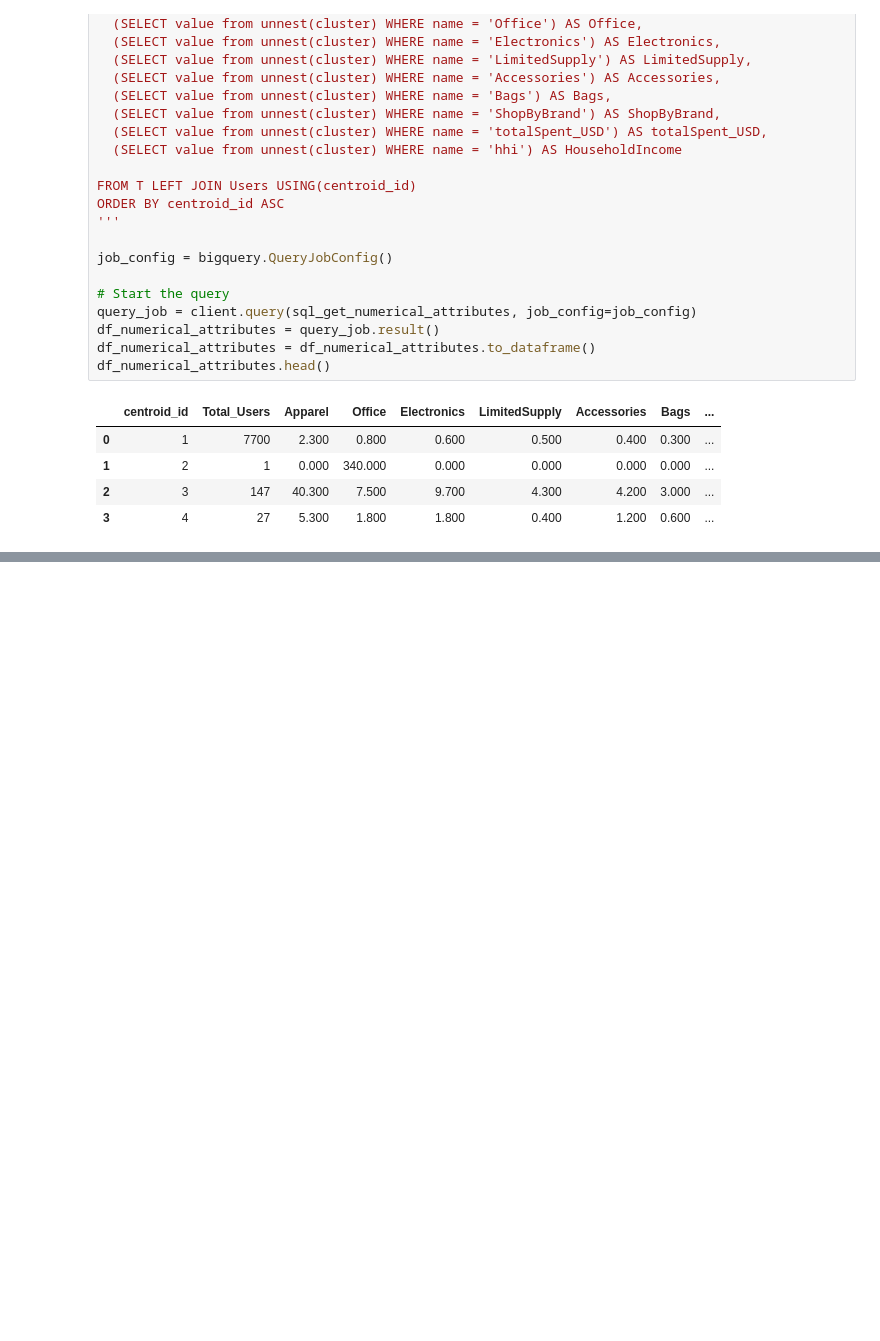
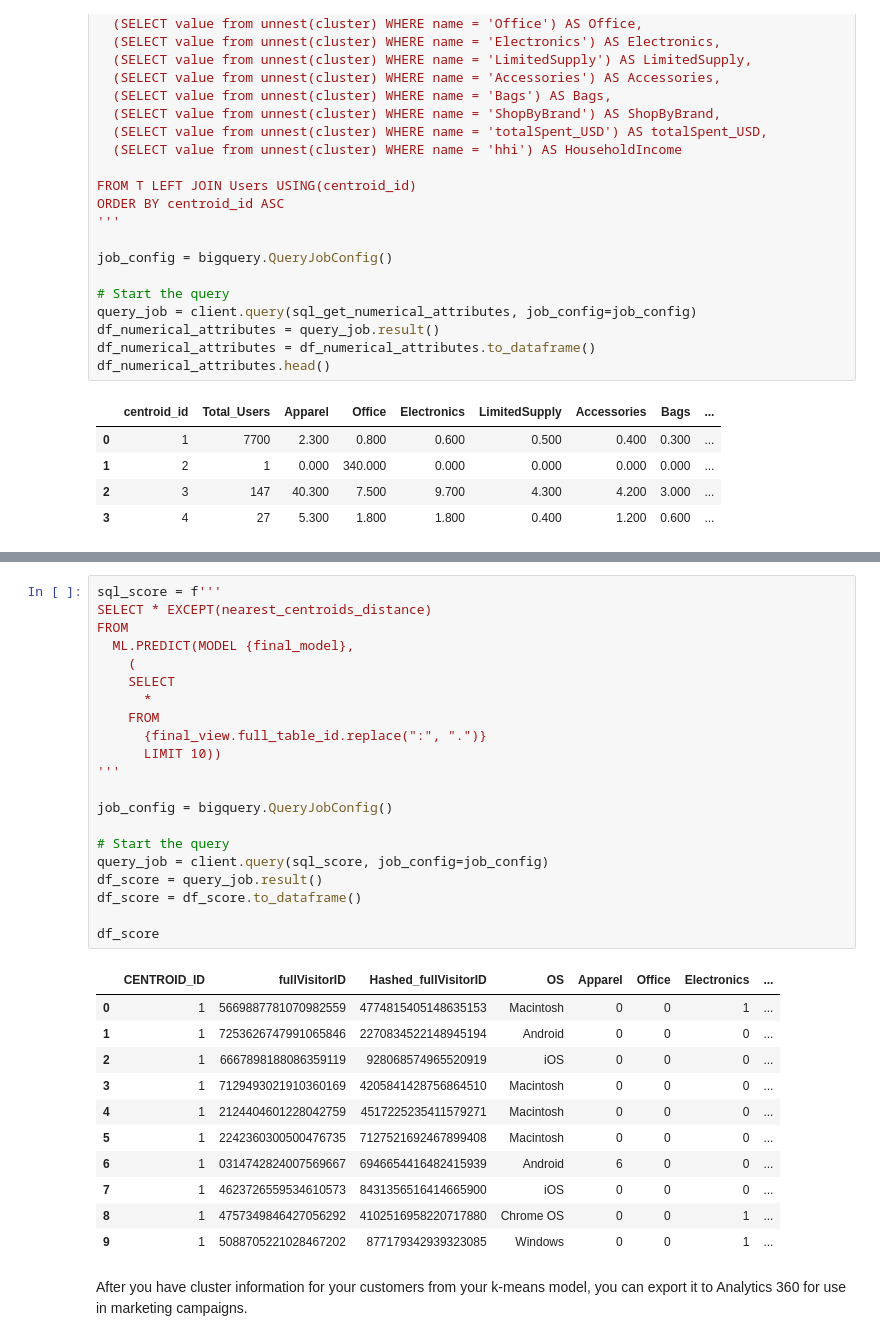
Before and after one commit to paulowe/bigquery-kmeans, a Jupyter notebook: kmeans/kmeans.ipynb, the cells around one changed output, grey strips where cells are left out. Cells and saved outputs as stored; diff of their text form; blank space fills up the shorter version.

Commit message:
:zap: generated predictions using 4-means :zap:

```diff
--- a/kmeans/kmeans.ipynb
+++ b/kmeans/kmeans.ipynb
@@ -557,0 +551,35 @@ Cluster 4 — Customers in this cluster make small numbers of purchases and spen
+# %%
+sql_score = f'''
+SELECT * EXCEPT(nearest_centroids_distance)
+FROM
+  ML.PREDICT(MODEL {final_model},
+    (
+    SELECT
+      *
+    FROM
+      {final_view.full_table_id.replace(":", ".")}
+      LIMIT 10))
+'''
+
+job_config = bigquery.QueryJobConfig()
+
+# Start the query
+query_job = client.query(sql_score, job_config=job_config)
+df_score = query_job.result()
+df_score = df_score.to_dataframe()
+
+df_score
+# %% [output]
+|  | CENTROID_ID | fullVisitorID | Hashed_fullVisitorID | OS | Apparel | Office | Electronics | ... |
+| 0 | 1 | 5669887781070982559 | 4774815405148635153 | Macintosh | 0 | 0 | 1 | ... |
+| 1 | 1 | 7253626747991065846 | 2270834522148945194 | Android | 0 | 0 | 0 | ... |
+| 2 | 1 | 6667898188086359119 | 928068574965520919 | iOS | 0 | 0 | 0 | ... |
+| 3 | 1 | 7129493021910360169 | 4205841428756864510 | Macintosh | 0 | 0 | 0 | ... |
+| 4 | 1 | 2124404601228042759 | 4517225235411579271 | Macintosh | 0 | 0 | 0 | ... |
+| 5 | 1 | 2242360300500476735 | 7127521692467899408 | Macintosh | 0 | 0 | 0 | ... |
+| 6 | 1 | 0314742824007569667 | 6946654416482415939 | Android | 6 | 0 | 0 | ... |
+| 7 | 1 | 4623726559534610573 | 8431356516414665900 | iOS | 0 | 0 | 0 | ... |
+| 8 | 1 | 4757349846427056292 | 4102516958220717880 | Chrome OS | 0 | 0 | 1 | ... |
+| 9 | 1 | 5088705221028467202 | 877179342939323085 | Windows | 0 | 0 | 1 | ... |
+# %% [markdown]
+After you have cluster information for your customers from your k-means model, you can export it to Analytics 360 for use in marketing campaigns.
```
Also changed, not shown: parts of 2 cells of this notebook.
